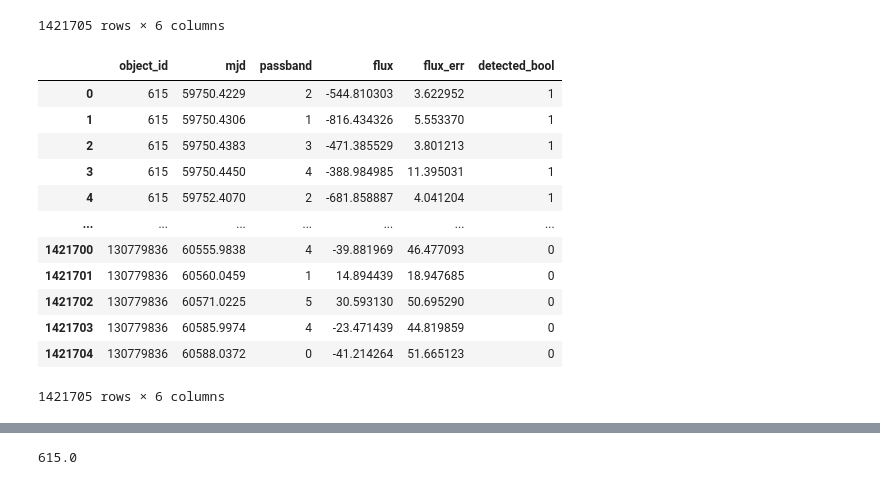
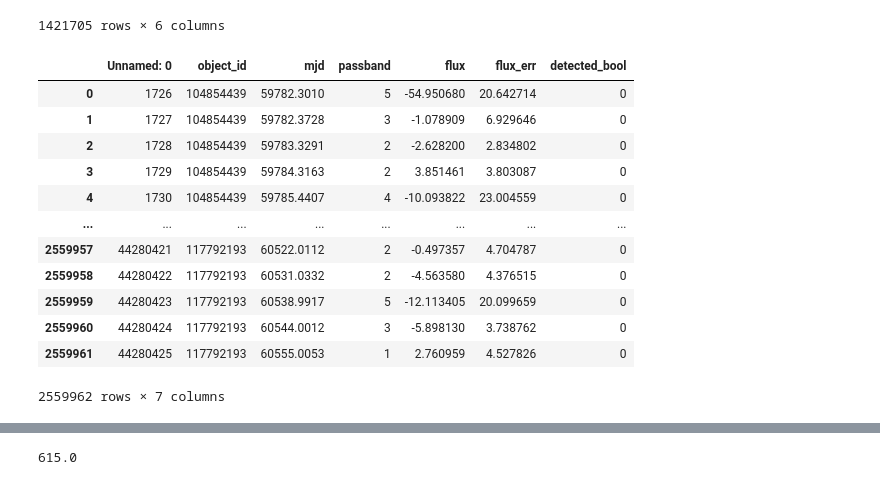
Before and after one commit to MarcoBarroca/VI_EAFEXP_Proj3, a Jupyter notebook: projetos/marco.ipynb, the cells around one changed output, grey strips where cells are left out. Cells and saved outputs as stored; diff of their text form; code cells hidden in the pictures.

```diff
--- a/projetos/marco.ipynb
+++ b/projetos/marco.ipynb
@@ -63,19 +63,19 @@ train_data
 | 1421703 | 130779836 | 60585.9974 | 4 | -23.471439 | 44.819859 | 0 |
 | 1421704 | 130779836 | 60588.0372 | 0 | -41.214264 | 51.665123 | 0 |
 1421705 rows × 6 columns
-# %%
-train_data
-# %% [output]
-|  | object_id | mjd | passband | flux | flux_err | detected_bool |
-| 0 | 615 | 59750.4229 | 2 | -544.810303 | 3.622952 | 1 |
-| 1 | 615 | 59750.4306 | 1 | -816.434326 | 5.553370 | 1 |
-| 2 | 615 | 59750.4383 | 3 | -471.385529 | 3.801213 | 1 |
-| 3 | 615 | 59750.4450 | 4 | -388.984985 | 11.395031 | 1 |
-| 4 | 615 | 59752.4070 | 2 | -681.858887 | 4.041204 | 1 |
-| ... | ... | ... | ... | ... | ... | ... |
-| 1421700 | 130779836 | 60555.9838 | 4 | -39.881969 | 46.477093 | 0 |
-| 1421701 | 130779836 | 60560.0459 | 1 | 14.894439 | 18.947685 | 0 |
-| 1421702 | 130779836 | 60571.0225 | 5 | 30.593130 | 50.695290 | 0 |
-| 1421703 | 130779836 | 60585.9974 | 4 | -23.471439 | 44.819859 | 0 |
-| 1421704 | 130779836 | 60588.0372 | 0 | -41.214264 | 51.665123 | 0 |
-1421705 rows × 6 columns
+# %%
+test_data
+# %% [output]
+|  | Unnamed: 0 | object_id | mjd | passband | flux | flux_err | detected_bool |
+| 0 | 1726 | 104854439 | 59782.3010 | 5 | -54.950680 | 20.642714 | 0 |
+| 1 | 1727 | 104854439 | 59782.3728 | 3 | -1.078909 | 6.929646 | 0 |
+| 2 | 1728 | 104854439 | 59783.3291 | 2 | -2.628200 | 2.834802 | 0 |
+| 3 | 1729 | 104854439 | 59784.3163 | 2 | 3.851461 | 3.803087 | 0 |
+| 4 | 1730 | 104854439 | 59785.4407 | 4 | -10.093822 | 23.004559 | 0 |
+| ... | ... | ... | ... | ... | ... | ... | ... |
+| 2559957 | 44280421 | 117792193 | 60522.0112 | 2 | -0.497357 | 4.704787 | 0 |
+| 2559958 | 44280422 | 117792193 | 60531.0332 | 2 | -4.563580 | 4.376515 | 0 |
+| 2559959 | 44280423 | 117792193 | 60538.9917 | 5 | -12.113405 | 20.099659 | 0 |
+| 2559960 | 44280424 | 117792193 | 60544.0012 | 3 | -5.898130 | 3.738762 | 0 |
+| 2559961 | 44280425 | 117792193 | 60555.0053 | 1 | 2.760959 | 4.527826 | 0 |
+2559962 rows × 7 columns
```
Also changed, not shown: parts of 2 cells of this notebook.
